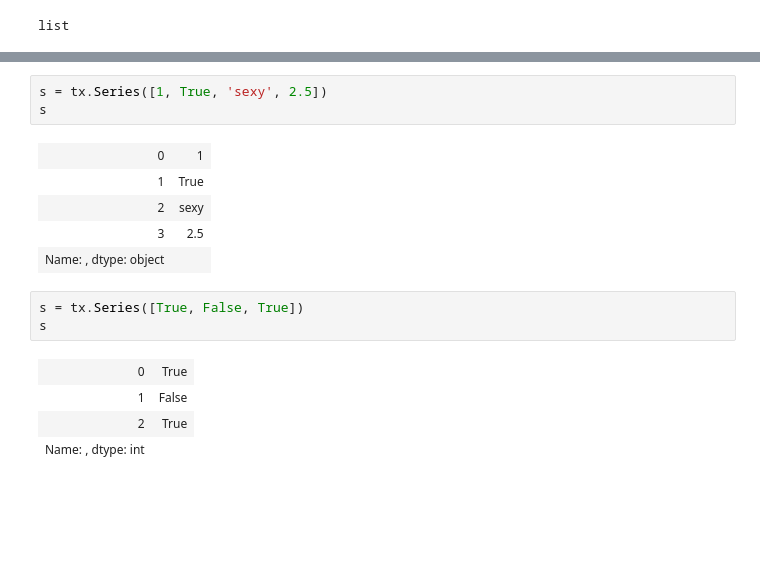
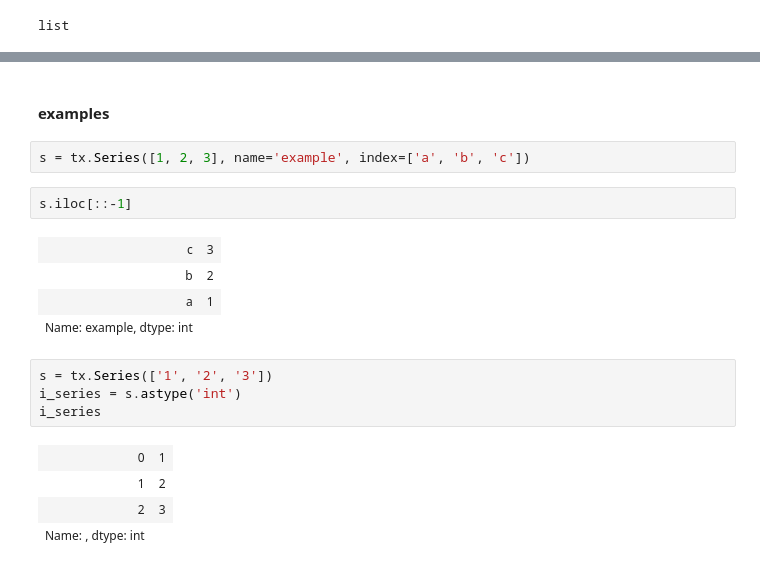
Before and after one commit to C5m7b4/atrax, a Jupyter notebook: SeriesPoc.ipynb, the cells around one changed output, grey strips where cells are left out. Cells and saved outputs as stored; diff of their text form; blank space fills up the shorter version.

```diff
--- a/SeriesPoc.ipynb
+++ b/SeriesPoc.ipynb
@@ -561,17 +529,20 @@ s
-# %%
-s = tx.Series([1, True, 'sexy', 2.5])
-s
-# %% [output]
-| 0 | 1 |
-| 1 | True |
-| 2 | sexy |
-| 3 | 2.5 |
-| Name: , dtype: object |  |
-# %%
-s = tx.Series([True, False, True])
-s
-# %% [output]
-| 0 | True |
-| 1 | False |
-| 2 | True |
-| Name: , dtype: int |  |
+# %% [markdown]
+#### examples
+# %%
+s = tx.Series([1, 2, 3], name='example', index=['a', 'b', 'c'])
+# %%
+s.iloc[::-1]
+# %% [output]
+| c | 3 |
+| b | 2 |
+| a | 1 |
+| Name: example, dtype: int |  |
+# %%
+s = tx.Series(['1', '2', '3'])
+i_series = s.astype('int')
+i_series
+# %% [output]
+| 0 | 1 |
+| 1 | 2 |
+| 2 | 3 |
+| Name: , dtype: int |  |
```
Also changed, not shown: parts of 13 cells of this notebook, 16 other files.
